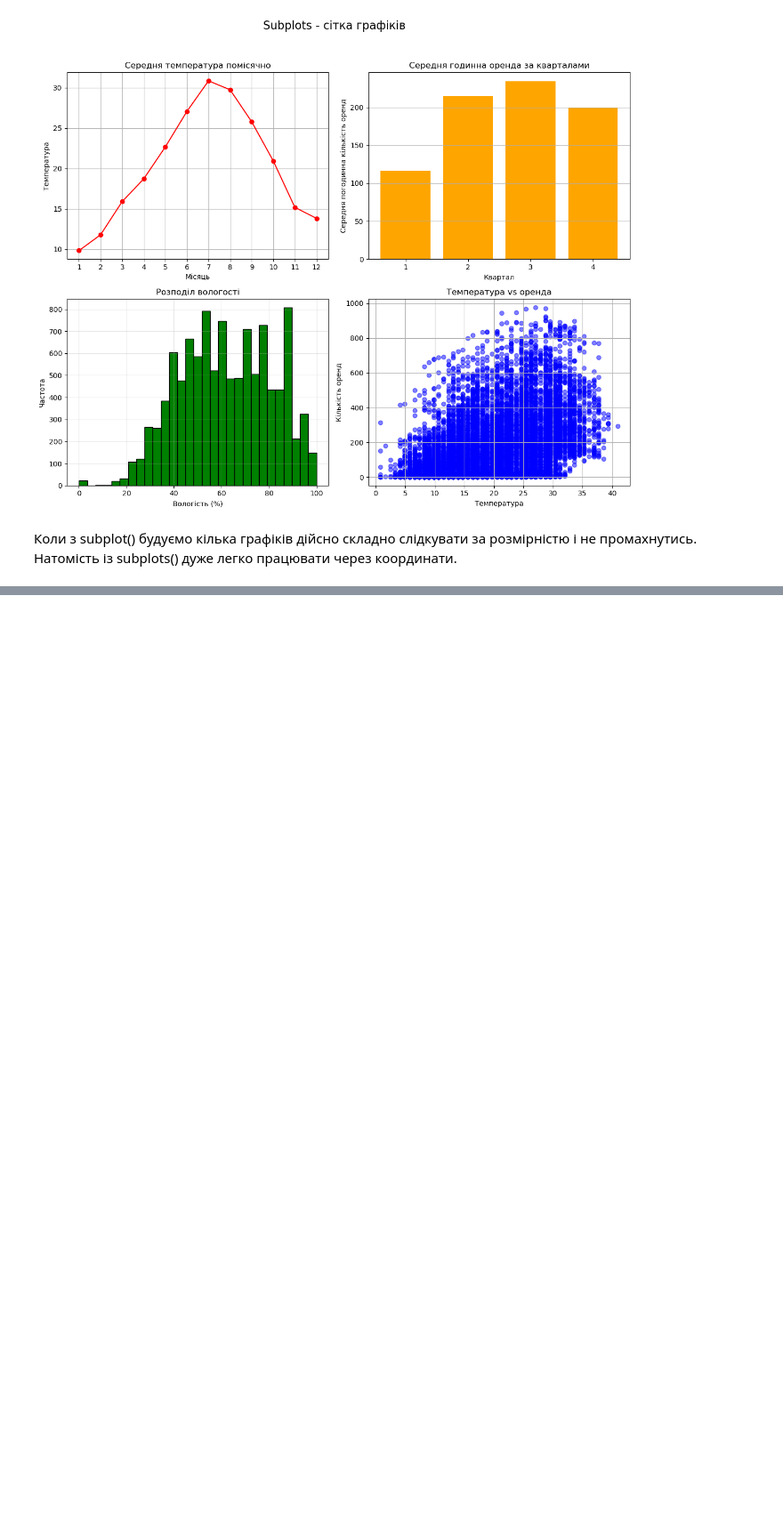
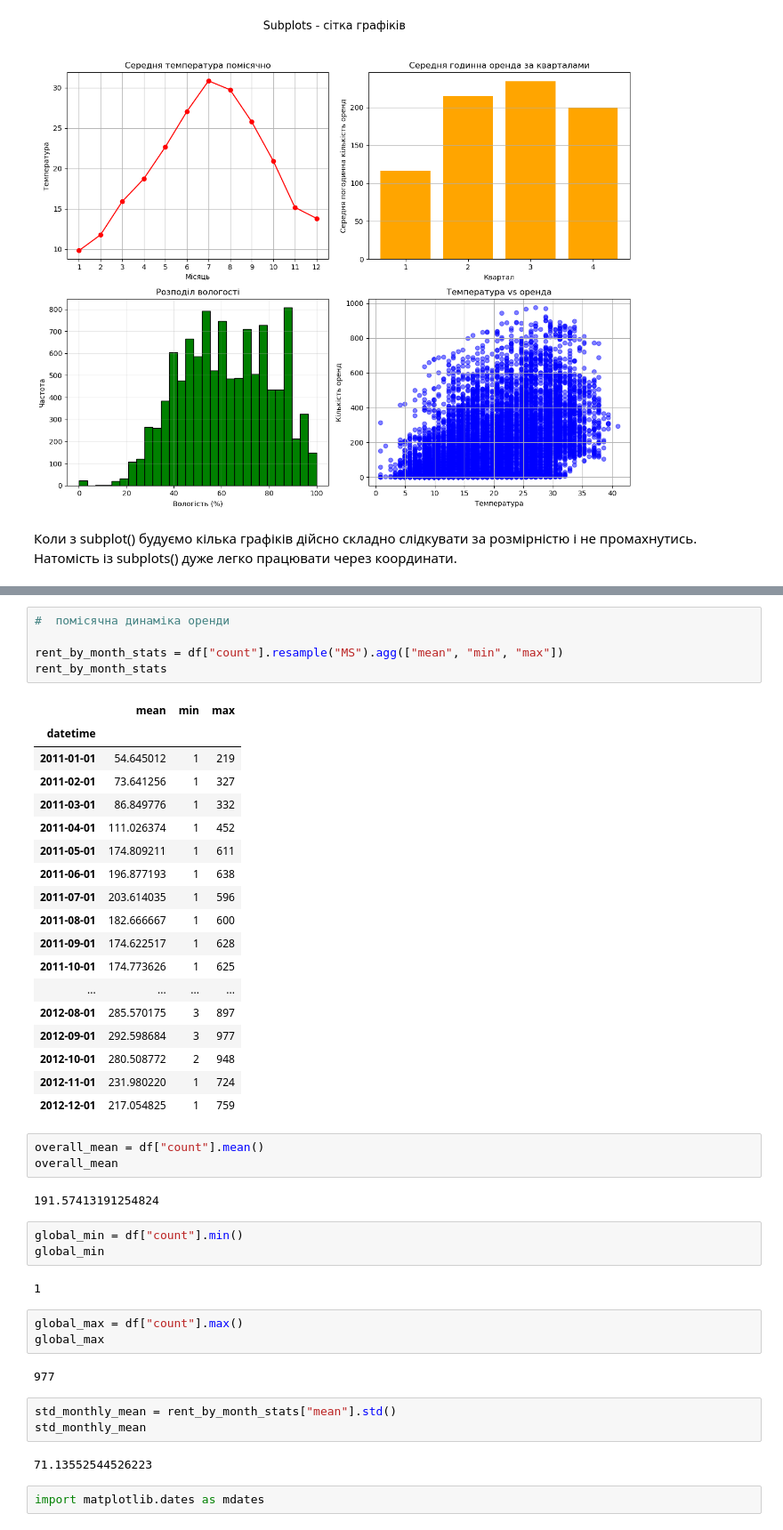
Before and after one commit to OlenaBabko/DataAnalytics_DataLovesAcademy, a Jupyter notebook: modul_11_Visualisation_Matplotlib_Seaborn_Plotly/hw/HW_11_2_Visualisation_Matplotlib.ipynb, the cells around one changed output, grey strips where cells are left out. Shown at 89% size. Saved outputs shown, nothing was run; the diff lists cells and outputs as text; blank space fills up the shorter version.

```diff
--- a/modul_11_Visualisation_Matplotlib_Seaborn_Plotly/hw/HW_11_2_Visualisation_Matplotlib.ipynb
+++ b/modul_11_Visualisation_Matplotlib_Seaborn_Plotly/hw/HW_11_2_Visualisation_Matplotlib.ipynb
@@ -353,3 +353,49 @@ plt.show()
 1. Яка перевага додавання анотацій на графік?
 2. Для чого використовується fill_between()?
 3. Як текстовий блок допомагає в інтерпретації даних?
+# %%
+#  помісячна динаміка оренди
+
+rent_by_month_stats = df["count"].resample("MS").agg(["mean", "min", "max"])
+rent_by_month_stats
+# %% [output]
+|  | mean | min | max |
+| datetime |  |  |  |
+| 2011-01-01 | 54.645012 | 1 | 219 |
+| 2011-02-01 | 73.641256 | 1 | 327 |
+| 2011-03-01 | 86.849776 | 1 | 332 |
+| 2011-04-01 | 111.026374 | 1 | 452 |
+| 2011-05-01 | 174.809211 | 1 | 611 |
+| 2011-06-01 | 196.877193 | 1 | 638 |
+| 2011-07-01 | 203.614035 | 1 | 596 |
+| 2011-08-01 | 182.666667 | 1 | 600 |
+| 2011-09-01 | 174.622517 | 1 | 628 |
+| 2011-10-01 | 174.773626 | 1 | 625 |
+| ... | ... | ... | ... |
+| 2012-08-01 | 285.570175 | 3 | 897 |
+| 2012-09-01 | 292.598684 | 3 | 977 |
+| 2012-10-01 | 280.508772 | 2 | 948 |
+| 2012-11-01 | 231.980220 | 1 | 724 |
+| 2012-12-01 | 217.054825 | 1 | 759 |
+# %%
+overall_mean = df["count"].mean()
+overall_mean
+# %% [output]
+191.57413191254824
+# %%
+global_min = df["count"].min()
+global_min
+# %% [output]
+1
+# %%
+global_max = df["count"].max()
+global_max
+# %% [output]
+977
+# %%
+std_monthly_mean = rent_by_month_stats["mean"].std()
+std_monthly_mean
+# %% [output]
+71.13552544526223
+# %%
+import matplotlib.dates as mdates
```
Also changed, not shown: parts of 2 cells of this notebook.
